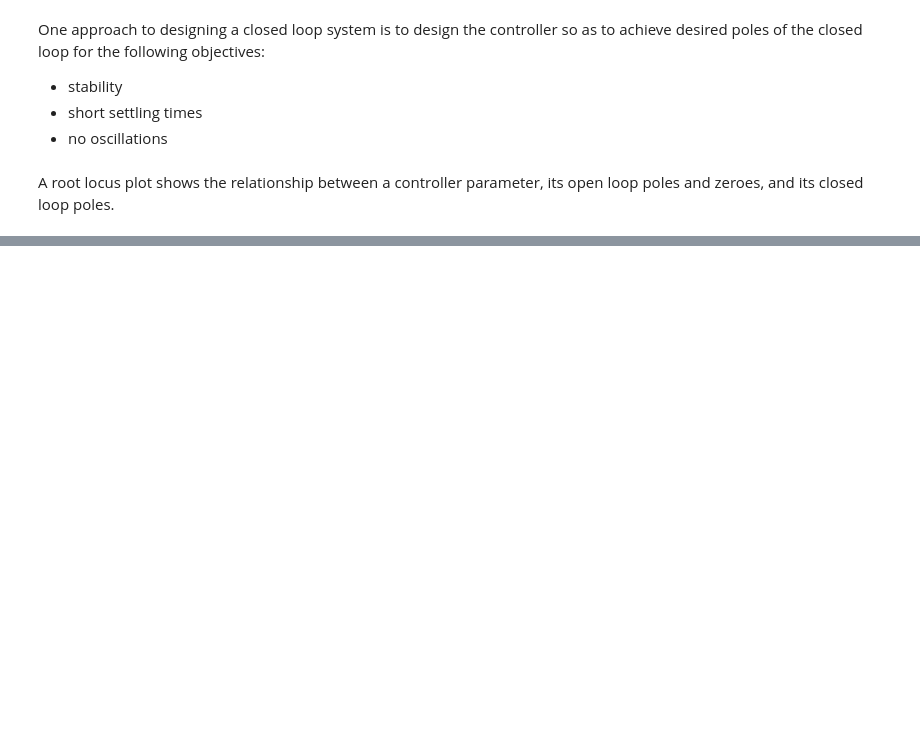
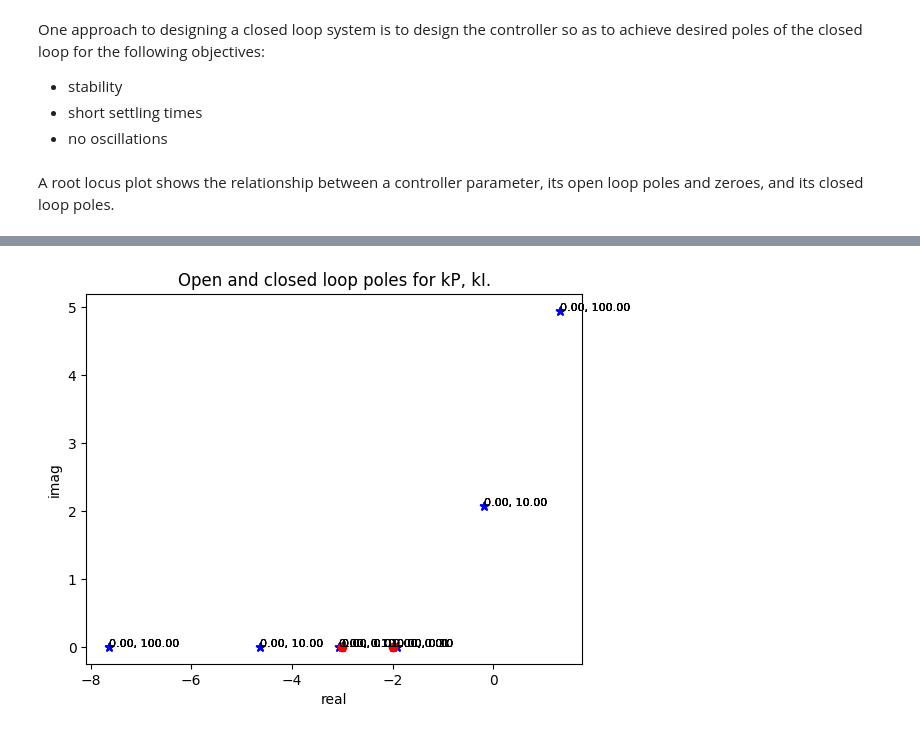
Before and after one commit to joseph-hellerstein/advanced-controls-lectures, a Jupyter notebook: lectures/lecture_14-Analysis-and-Design-of-Closed-Loop-Systems/root_locus_analysis.ipynb, the cells around one changed output, grey strips where cells are left out. Saved outputs shown, nothing was run; the diff lists cells and outputs as text; code cells hidden in the pictures; blank space fills up the shorter version.

```diff
--- a/lectures/lecture_14-Analysis-and-Design-of-Closed-Loop-Systems/root_locus_analysis.ipynb
+++ b/lectures/lecture_14-Analysis-and-Design-of-Closed-Loop-Systems/root_locus_analysis.ipynb
@@ -21,0 +274,4 @@ import tellurium as te
+# %%
+plotPoles(kIs=[0.01, 0.1, 10, 100])
+# %% [output]
+[figure, added]
```
Also changed, not shown: parts of 20 cells of this notebook, 3 other files.
